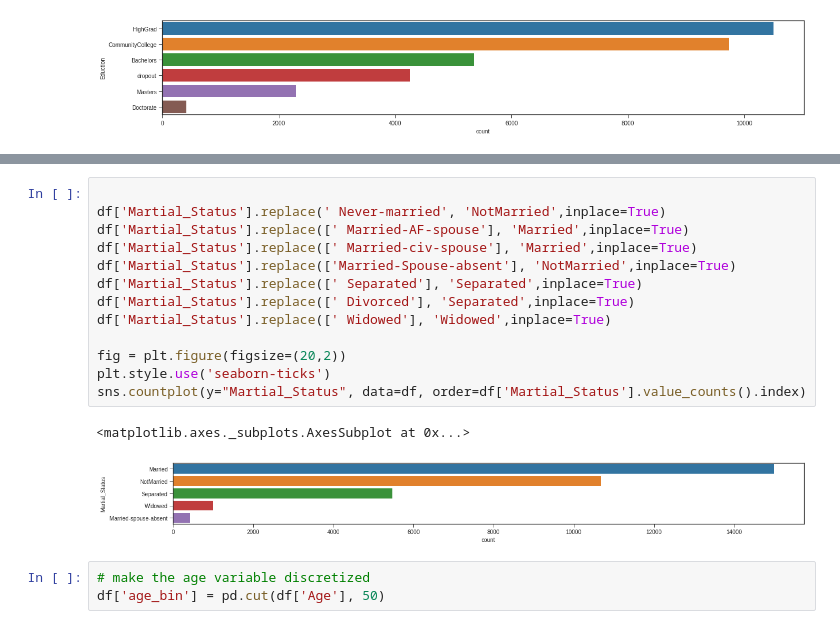
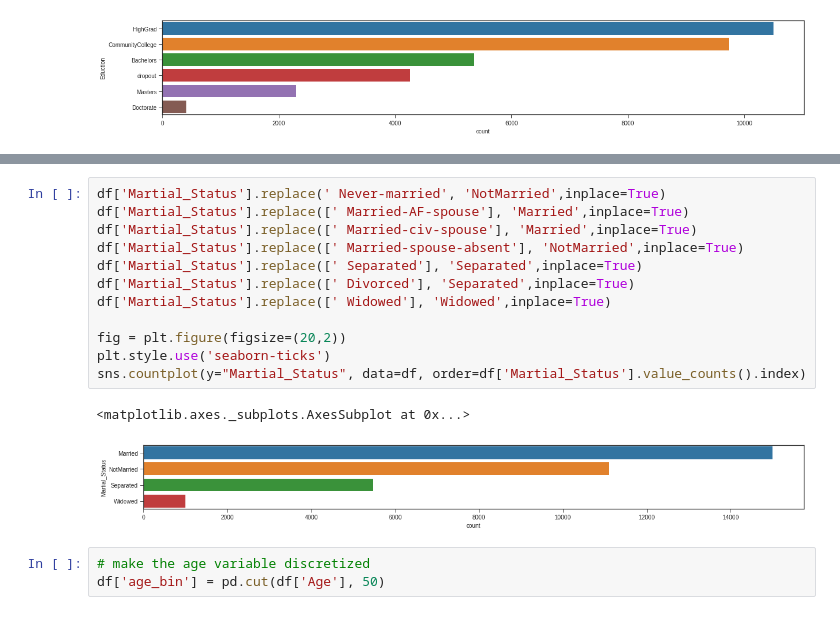
Before and after one commit to MaxSMCON/Group07, a Jupyter notebook: Group_7_ML.ipynb, the cells around one changed output, grey strips where cells are left out. Cells and saved outputs as stored; diff of their text form.

```diff
--- a/Group_7_ML.ipynb
+++ b/Group_7_ML.ipynb
@@ -295,20 +293,19 @@ df['Martial_Status'].value_counts()
 Name: Martial_Status, dtype: int64
 # %%
-
 df['Martial_Status'].replace(' Never-married', 'NotMarried',inplace=True)
 df['Martial_Status'].replace([' Married-AF-spouse'], 'Married',inplace=True)
 df['Martial_Status'].replace([' Married-civ-spouse'], 'Married',inplace=True)
-df['Martial_Status'].replace(['Married-Spouse-absent'], 'NotMarried',inplace=True)
+df['Martial_Status'].replace([' Married-spouse-absent'], 'NotMarried',inplace=True)
 df['Martial_Status'].replace([' Separated'], 'Separated',inplace=True)
 df['Martial_Status'].replace([' Divorced'], 'Separated',inplace=True)
 df['Martial_Status'].replace([' Widowed'], 'Widowed',inplace=True)
 
 fig = plt.figure(figsize=(20,2))
 plt.style.use('seaborn-ticks')
 sns.countplot(y="Martial_Status", data=df, order=df['Martial_Status'].value_counts().index)
 # %% [output]
 <matplotlib.axes._subplots.AxesSubplot at 0x...>
-[figure, old version]
+[figure, new version]
 # %%
 # make the age variable discretized
 df['age_bin'] = pd.cut(df['Age'], 50)
```
Also changed, not shown: parts of 24 cells of this notebook.
